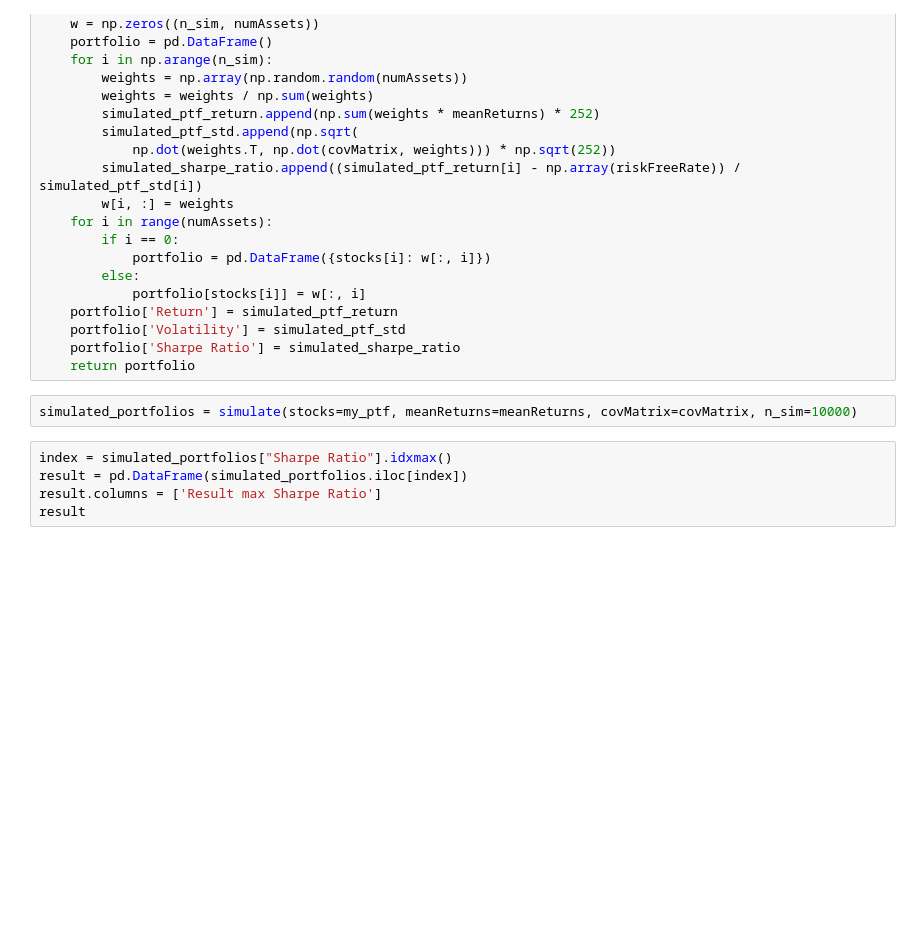
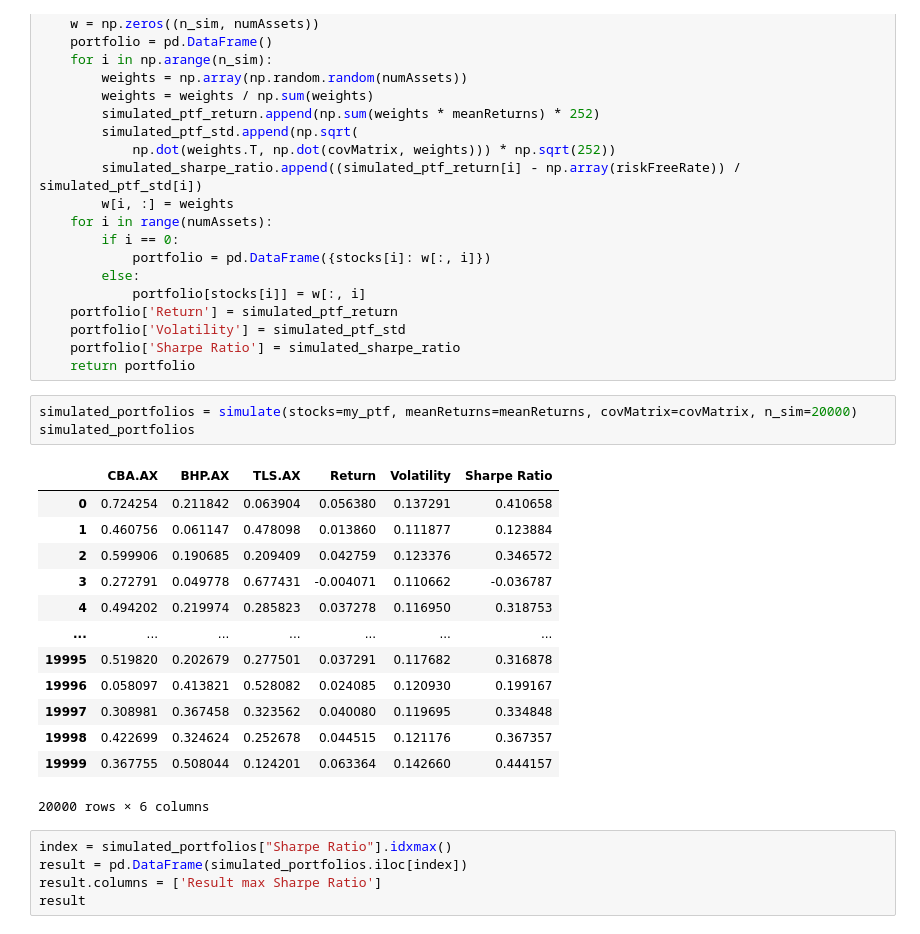
Before and after one commit to UbeyOzcan/UCLouvain_Python_Courses, a Jupyter notebook: Course 4 - Efficient Frontier and optimal portfolio under risk budget/Course 4 - Efficient frontier.ipynb, the cells around one changed output. Cells and saved outputs as stored; diff of their text form; blank space fills up the shorter version.

```diff
--- a/Course 4 - Efficient Frontier and optimal portfolio under risk budget/Course 4 - Efficient frontier.ipynb
+++ b/Course 4 - Efficient Frontier and optimal portfolio under risk budget/Course 4 - Efficient frontier.ipynb
@@ -374,7 +373,22 @@ def simulate(stocks, meanReturns, covMatrix, n_sim, riskFreeRate=0):
     portfolio['Sharpe Ratio'] = simulated_sharpe_ratio
     return portfolio
 # %%
-simulated_portfolios = simulate(stocks=my_ptf, meanReturns=meanReturns, covMatrix=covMatrix, n_sim=10000)
+simulated_portfolios = simulate(stocks=my_ptf, meanReturns=meanReturns, covMatrix=covMatrix, n_sim=20000)
+simulated_portfolios
+# %% [output]
+|  | CBA.AX | BHP.AX | TLS.AX | Return | Volatility | Sharpe Ratio |
+| 0 | 0.724254 | 0.211842 | 0.063904 | 0.056380 | 0.137291 | 0.410658 |
+| 1 | 0.460756 | 0.061147 | 0.478098 | 0.013860 | 0.111877 | 0.123884 |
+| 2 | 0.599906 | 0.190685 | 0.209409 | 0.042759 | 0.123376 | 0.346572 |
+| 3 | 0.272791 | 0.049778 | 0.677431 | -0.004071 | 0.110662 | -0.036787 |
+| 4 | 0.494202 | 0.219974 | 0.285823 | 0.037278 | 0.116950 | 0.318753 |
+| ... | ... | ... | ... | ... | ... | ... |
+| 19995 | 0.519820 | 0.202679 | 0.277501 | 0.037291 | 0.117682 | 0.316878 |
+| 19996 | 0.058097 | 0.413821 | 0.528082 | 0.024085 | 0.120930 | 0.199167 |
+| 19997 | 0.308981 | 0.367458 | 0.323562 | 0.040080 | 0.119695 | 0.334848 |
+| 19998 | 0.422699 | 0.324624 | 0.252678 | 0.044515 | 0.121176 | 0.367357 |
+| 19999 | 0.367755 | 0.508044 | 0.124201 | 0.063364 | 0.142660 | 0.444157 |
+20000 rows × 6 columns
 # %%
 index = simulated_portfolios["Sharpe Ratio"].idxmax()
 result = pd.DataFrame(simulated_portfolios.iloc[index])
```
Also changed, not shown: parts of 1 cell of this notebook, 12 other files.
